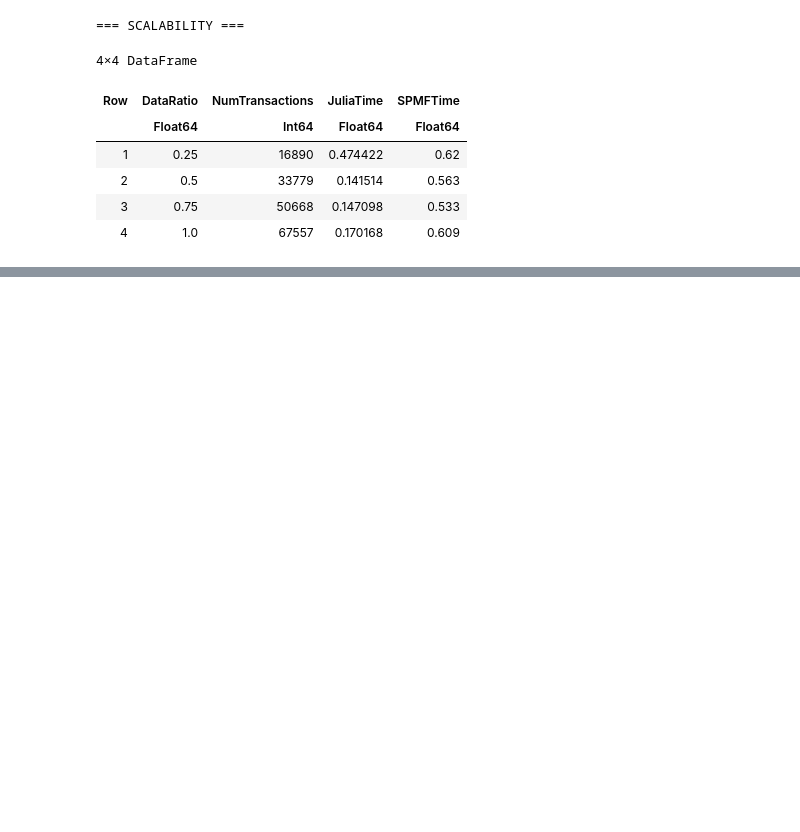
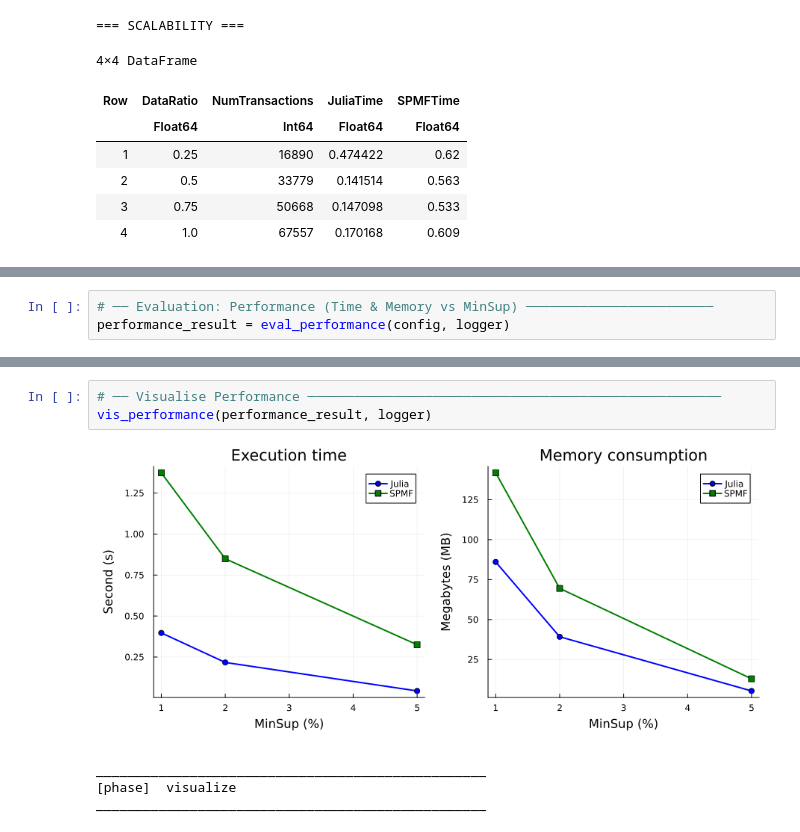
Before and after one commit to HungHiHung10/Lab02-Data-Mining, a Jupyter notebook: notebooks/02_bechmarking.ipynb, the cells around one changed output, grey strips where cells are left out. Saved outputs shown, nothing was run; the diff lists cells and outputs as text; blank space fills up the shorter version.

```diff
--- a/notebooks/02_bechmarking.ipynb
+++ b/notebooks/02_bechmarking.ipynb
@@ -213,0 +312,3 @@ display(scalability_result)
+# %%
+# ── Evaluation: Performance (Time & Memory vs MinSup) ────────────────────────
+performance_result = eval_performance(config, logger)
@@ -213,0 +338,8 @@ display(scalability_result)
+# %%
+# ── Visualise Performance ─────────────────────────────────────────────────────
+vis_performance(performance_result, logger)
+# %% [output]
+[figure, added]
+__________________________________________________
+[phase]  visualize
+__________________________________________________
```
Also changed, not shown: parts of 13 cells of this notebook.
